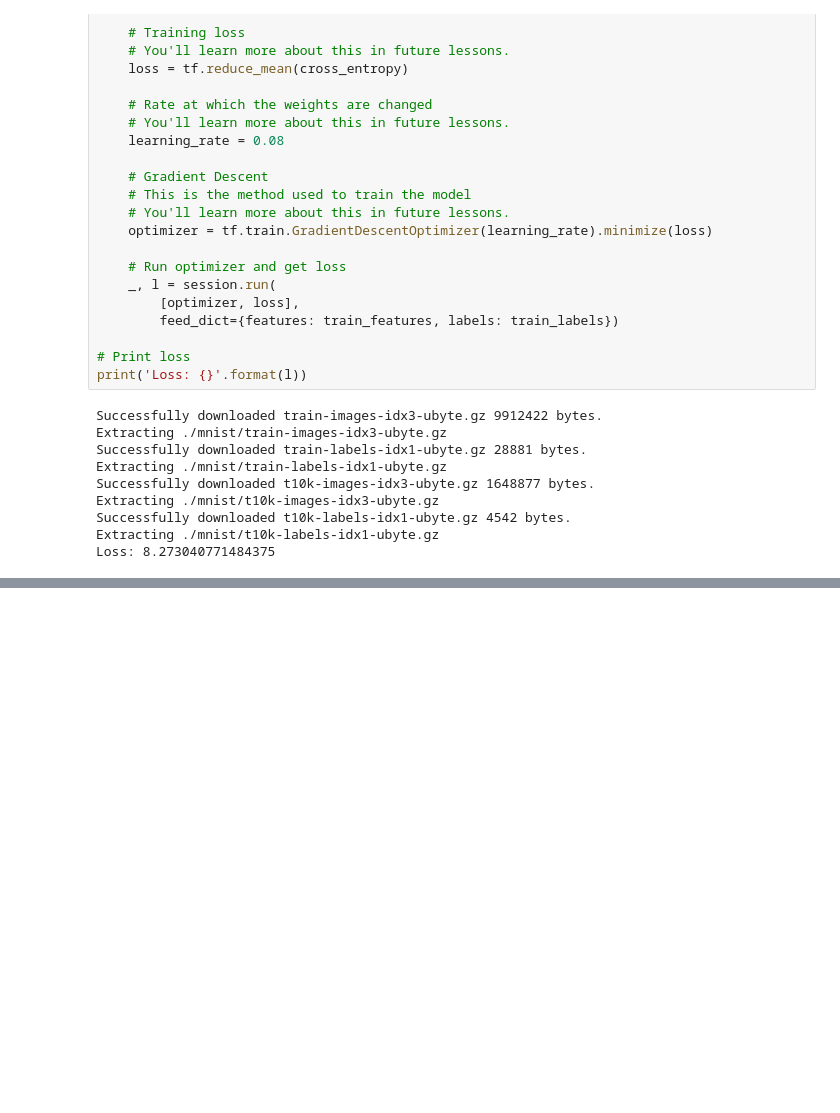
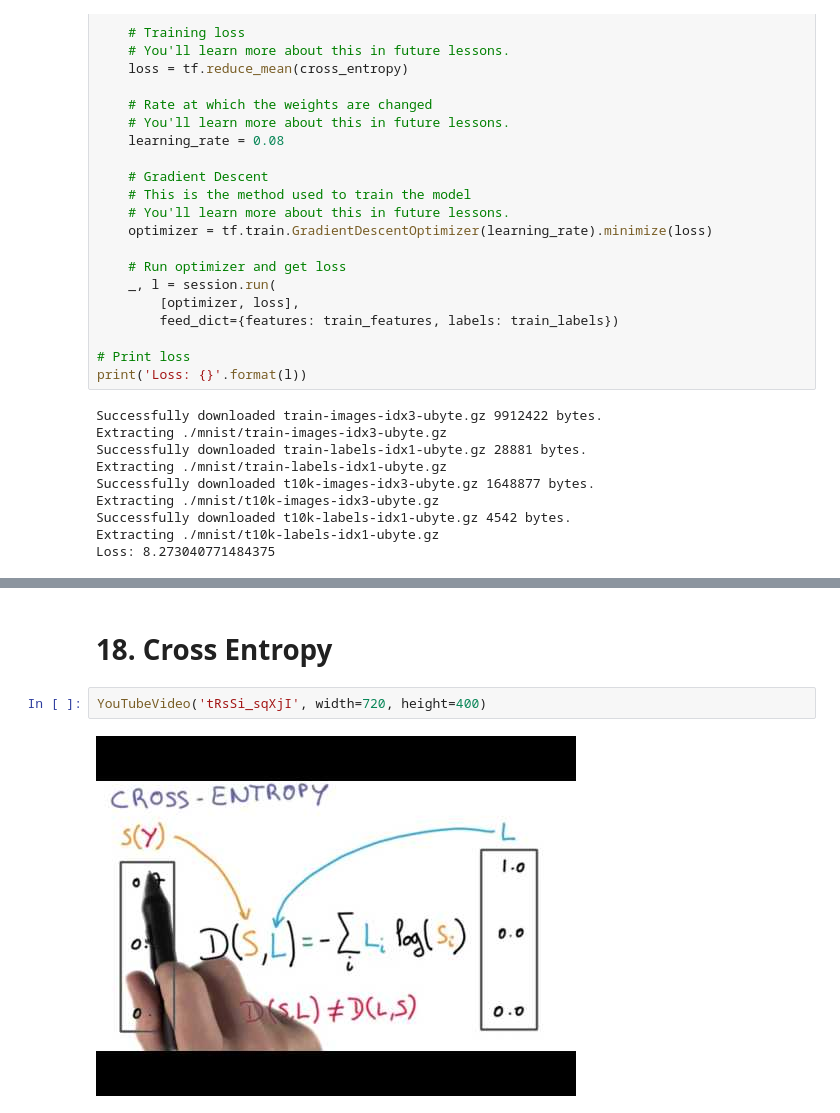
Before and after one commit to CryptoBagsJr/udacity_lecture_compilation, a Jupyter notebook: self-driving-car/Term1/Lesson6-Introduction to Tensorflow/Lesson6-Introduction to TensorFlow.ipynb, the cells around one changed output, grey strips where cells are left out. Saved outputs shown, nothing was run; the diff lists cells and outputs as text; blank space fills up the shorter version.

```diff
--- a/self-driving-car/Term1/Lesson6-Introduction to Tensorflow/Lesson6-Introduction to TensorFlow.ipynb
+++ b/self-driving-car/Term1/Lesson6-Introduction to Tensorflow/Lesson6-Introduction to TensorFlow.ipynb
@@ -508,0 +630,6 @@ Loss: 8.273040771484375
+# %% [markdown]
+# 18. Cross Entropy
+# %%
+YouTubeVideo('tRsSi_sqXjI', width=720, height=400)
+# %% [output]
+[figure, added]
```
Also changed, not shown: parts of 62 cells of this notebook, 5 other files.
